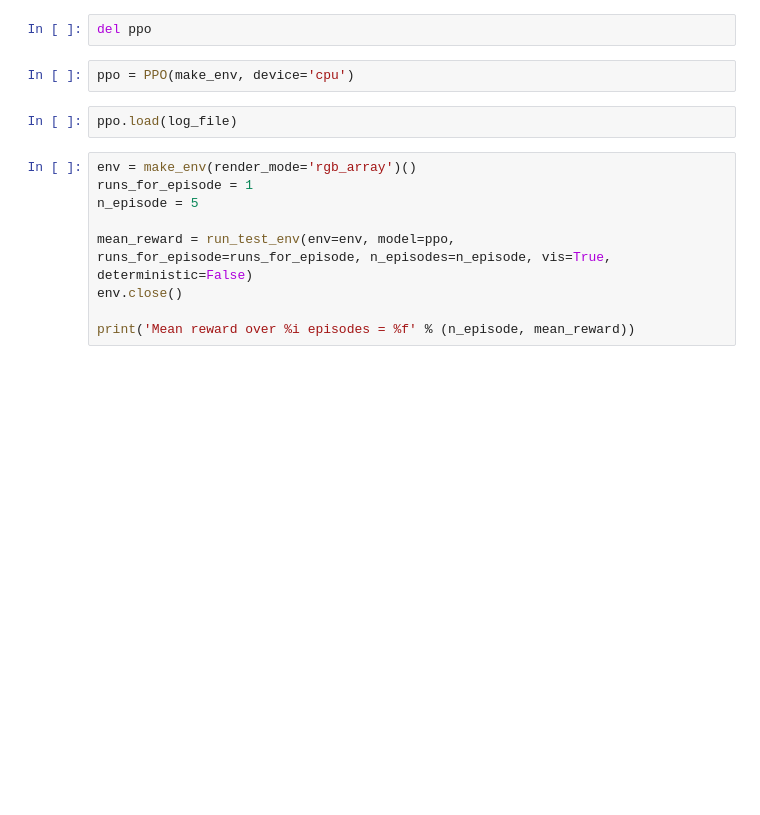
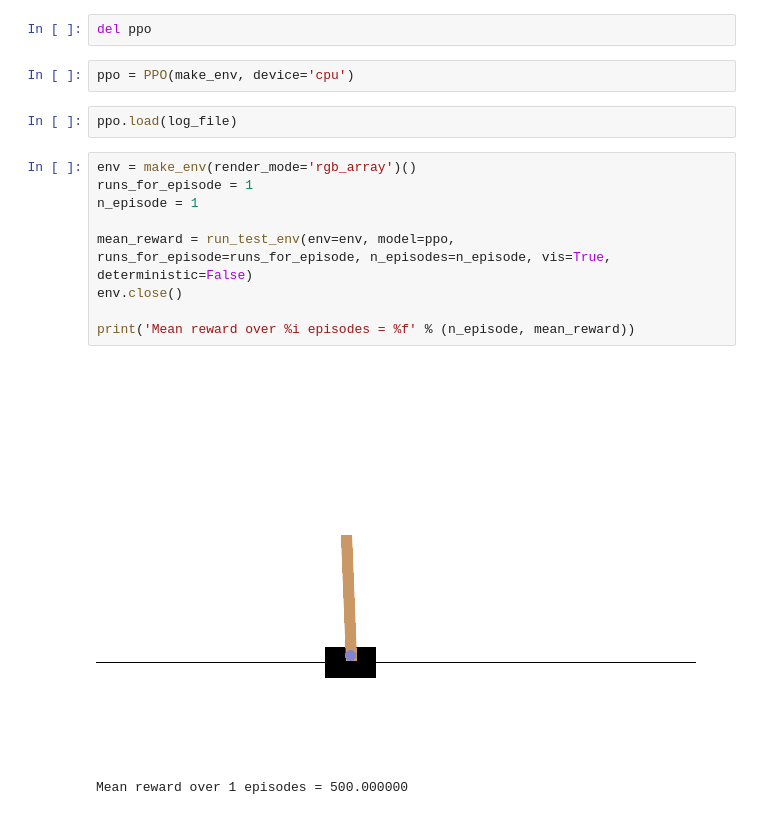
Before and after one commit to cesch97/PPO, a Jupyter notebook: CartPole-v1.ipynb, the cells around one changed output. Drawn from its saved outputs; the diff is of its cells as text; blank space fills up the shorter version.

```diff
--- a/CartPole-v1.ipynb
+++ b/CartPole-v1.ipynb
@@ -51,9 +66,12 @@ ppo.load(log_file)
 # %%
 env = make_env(render_mode='rgb_array')()
 runs_for_episode = 1
-n_episode = 5
+n_episode = 1
 
 mean_reward = run_test_env(env=env, model=ppo, runs_for_episode=runs_for_episode, n_episodes=n_episode, vis=True, deterministic=False)
 env.close()
 
 print('Mean reward over %i episodes = %f' % (n_episode, mean_reward))
+# %% [output]
+[figure, added]
+Mean reward over 1 episodes = 500.000000
```
Also changed, not shown: parts of 1 cell of this notebook, 3 other files.
